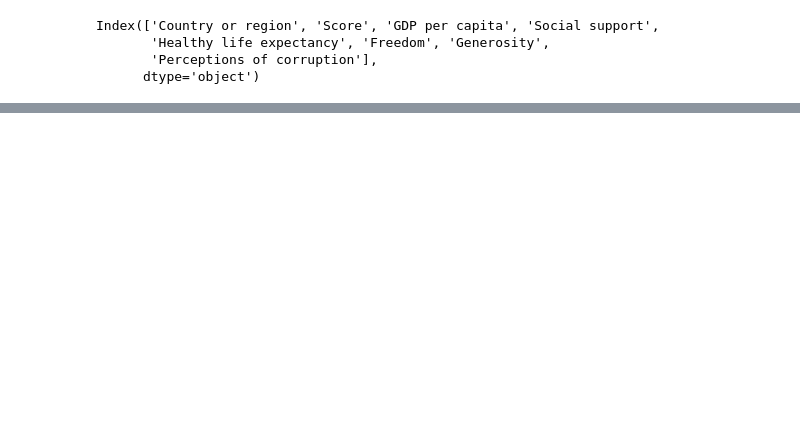
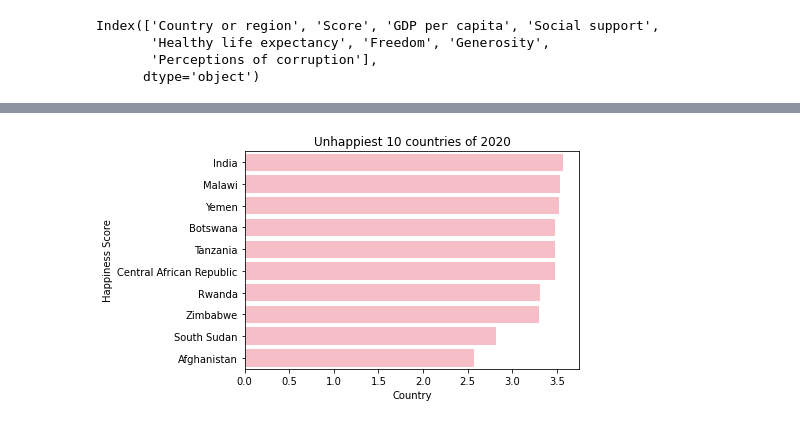
Before and after one commit to tterrytran95/happinesspro, a Jupyter notebook: EDA for potential datasets.ipynb, the cells around one changed output, grey strips where cells are left out. Drawn from its saved outputs; the diff is of its cells as text; code cells hidden in the pictures; blank space fills up the shorter version.

```diff
--- a/EDA for potential datasets.ipynb
+++ b/EDA for potential datasets.ipynb
@@ -304,0 +216,10 @@ len(df['Country or region'].unique())
+# %%
+df_bot = df2020.iloc[-10:, :]
+df_bot
+sns.barplot(x=df_bot['Score'], y=df_bot['Country or region'], orient='h', color='#FFB6C1')
+plt.title('Unhappiest 10 countries of 2020')
+plt.xlabel('Country')
+plt.ylabel('Happiness Score')
+plt.show()
+# %% [output]
+[figure, added]
```
Also changed, not shown: parts of 27 cells of this notebook.
